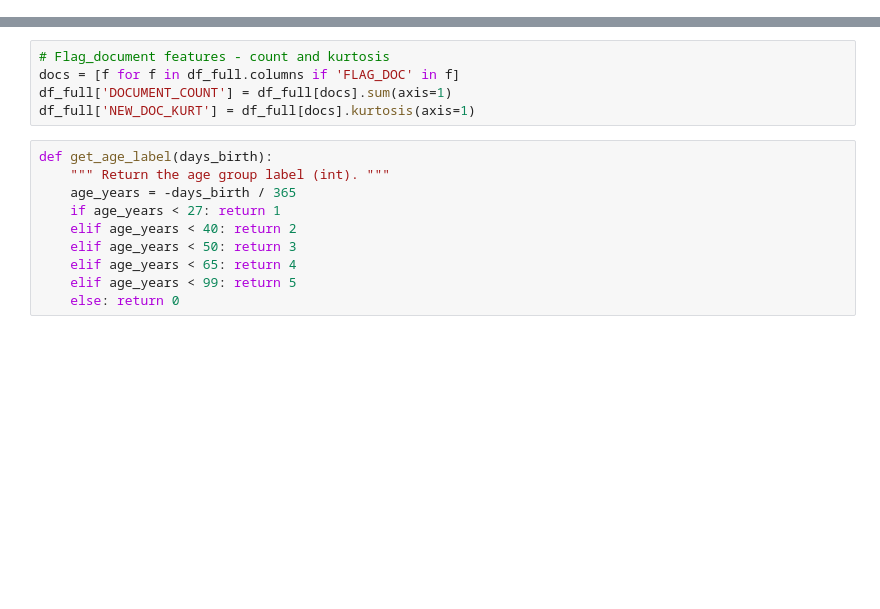
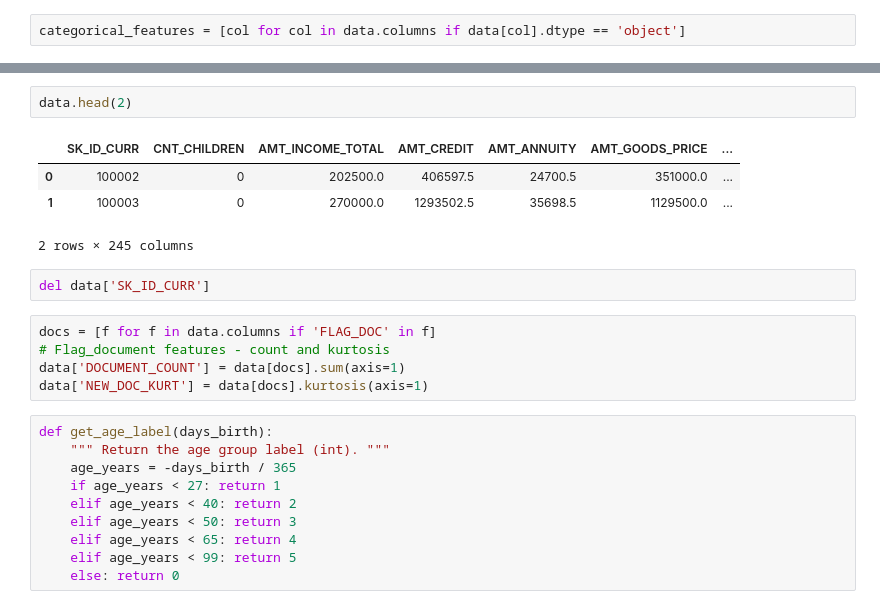
Before and after one commit to narendraparigi1987/home-credit-default-risk, a Jupyter notebook: lightGBM_v2.ipynb, the cells around one changed output, grey strips where cells are left out. Saved outputs shown, nothing was run; the diff lists cells and outputs as text; blank space fills up the shorter version.

```diff
--- a/lightGBM_v2.ipynb
+++ b/lightGBM_v2.ipynb
@@ -27,0 +19,2 @@ df_full['DAYS_LAST_PHONE_CHANGE'].replace(0, np.nan, inplace=True)
+# %%
+categorical_features = [col for col in data.columns if data[col].dtype == 'object']
@@ -28,8 +49,17 @@ df_full['DAYS_LAST_PHONE_CHANGE'].replace(0, np.nan, inplace=True)
+# %%
+data.head(2)
+# %% [output]
+|  | SK_ID_CURR | CNT_CHILDREN | AMT_INCOME_TOTAL | AMT_CREDIT | AMT_ANNUITY | AMT_GOODS_PRICE | ... |
+| 0 | 100002 | 0 | 202500.0 | 406597.5 | 24700.5 | 351000.0 | ... |
+| 1 | 100003 | 0 | 270000.0 | 1293502.5 | 35698.5 | 1129500.0 | ... |
+2 rows × 245 columns
+# %%
+del data['SK_ID_CURR']
 # %%
+docs = [f for f in data.columns if 'FLAG_DOC' in f]
 # Flag_document features - count and kurtosis
-docs = [f for f in df_full.columns if 'FLAG_DOC' in f]
-df_full['DOCUMENT_COUNT'] = df_full[docs].sum(axis=1)
-df_full['NEW_DOC_KURT'] = df_full[docs].kurtosis(axis=1)
+data['DOCUMENT_COUNT'] = data[docs].sum(axis=1)
+data['NEW_DOC_KURT'] = data[docs].kurtosis(axis=1)
 # %%
 def get_age_label(days_birth):
     """ Return the age group label (int). """
```
Also changed, not shown: parts of 24 cells of this notebook, 1 other file.
